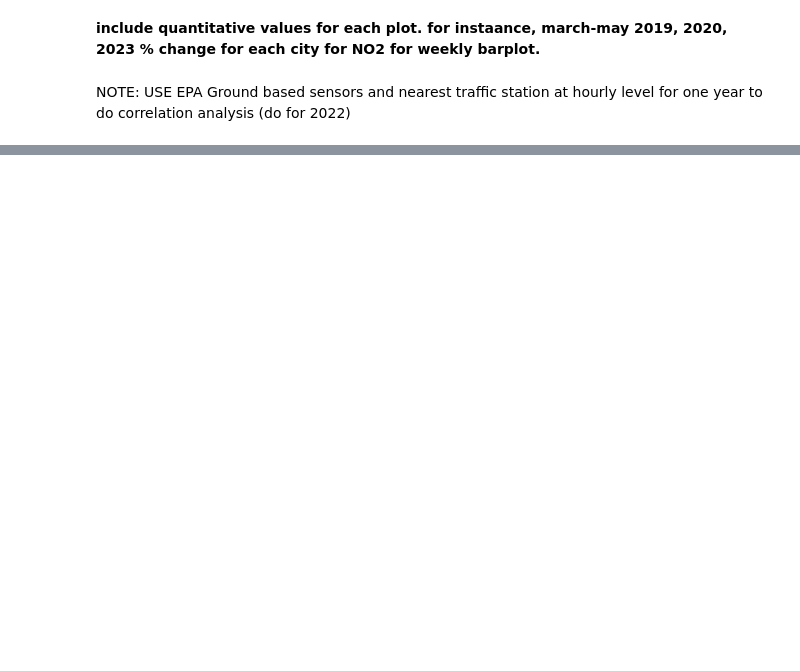
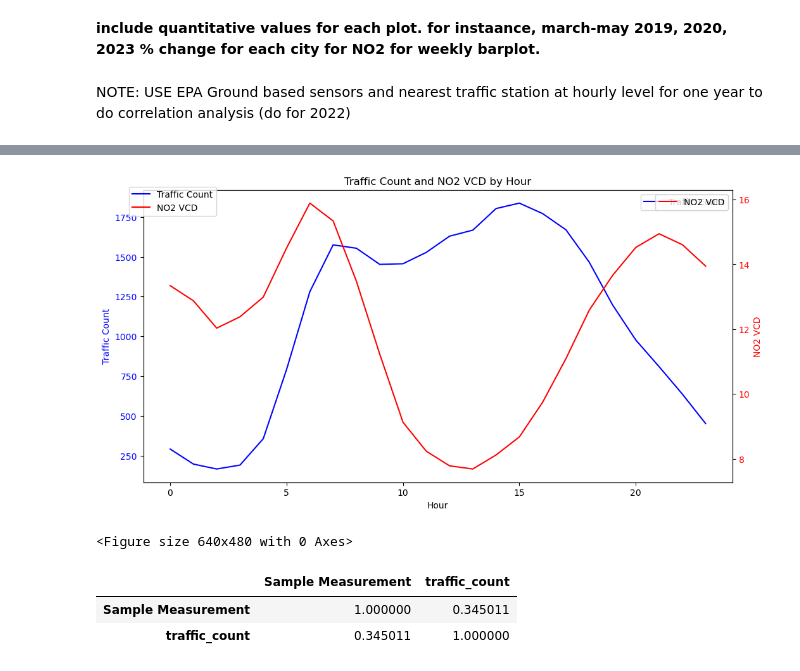
Before and after one commit to SujanNeupane42/NO2-vs-Traffic-Analysis-using-PySpark-and-GeoPandas, a Jupyter notebook: main_notebook.ipynb, the cells around one changed output, grey strips where cells are left out. Cells and saved outputs as stored; diff of their text form; code cells hidden in the pictures; blank space fills up the shorter version.

```diff
--- a/main_notebook.ipynb
+++ b/main_notebook.ipynb
@@ -1901,0 +1671,18 @@ NOTE: USE EPA Ground based sensors and nearest traffic station at hourly level f
+# %%
+epa_2020["Date Local"] = pd.to_datetime(epa_2020["Date Local"])
+epa_2020["year"] = epa_2020["Date Local"].dt.year
+epa_2020["month"] = epa_2020["Date Local"].dt.month
+epa_2020["day"] = epa_2020["Date Local"].dt.day
+epa_hourly_average_2020 = epa_2020.groupby(["year", "month", "day", "Hour"])["Sample Measurement"].mean().reset_index()
+
+epa_2019["Date Local"] = pd.to_datetime(epa_2019["Date Local"])
+epa_2019["year"] = epa_2019["Date Local"].dt.year
+epa_2019["month"] = epa_2019["Date Local"].dt.month
+epa_2019["day"] = epa_2019["Date Local"].dt.day
+epa_hourly_average_2019 = epa_2019.groupby(["year", "month", "day", "Hour"])["Sample Measurement"].mean().reset_index()
+
+epa_2021["Date Local"] = pd.to_datetime(epa_2021["Date Local"])
+epa_2021["year"] = epa_2021["Date Local"].dt.year
+epa_2021["month"] = epa_2021["Date Local"].dt.month
+epa_2021["day"] = epa_2021["Date Local"].dt.day
+epa_hourly_average_2021 = epa_2021.groupby(["year", "month", "day", "Hour"])["Sample Measurement"].mean().reset_index()
@@ -1901,0 +1754,18 @@ NOTE: USE EPA Ground based sensors and nearest traffic station at hourly level f
+# %%
+fig, ax1 = plt.subplots(figsize=(12, 6))
+
+sns.lineplot(data=traffic, x="Hour", y="traffic_count", label="Traffic Count", color="blue", ax=ax1)
+ax1.set_ylabel("Traffic Count", color="blue")
+ax1.tick_params(axis='y', labelcolor="blue")
+
+ax2 = ax1.twinx()
+sns.lineplot(data=no2, x="Hour", y="Sample Measurement", label="NO2 VCD", color="red", ax=ax2)
+ax2.set_ylabel("NO2 VCD", color="red")
+ax2.tick_params(axis='y', labelcolor="red")
+
+plt.title("Traffic Count and NO2 VCD by Hour")
+fig.legend(loc="upper left", bbox_to_anchor=(0.1, 0.9))
+plt.show()
+# %% [output]
+[figure, added]
+<Figure size 640x480 with 0 Axes>
@@ -1901,0 +1779,6 @@ NOTE: USE EPA Ground based sensors and nearest traffic station at hourly level f
+# %%
+joined1[["Sample Measurement", "traffic_count"]].corr(method="pearson")
+# %% [output]
+|  | Sample Measurement | traffic_count |
+| Sample Measurement | 1.000000 | 0.345011 |
+| traffic_count | 0.345011 | 1.000000 |
```
Also changed, not shown: parts of 42 cells of this notebook.
